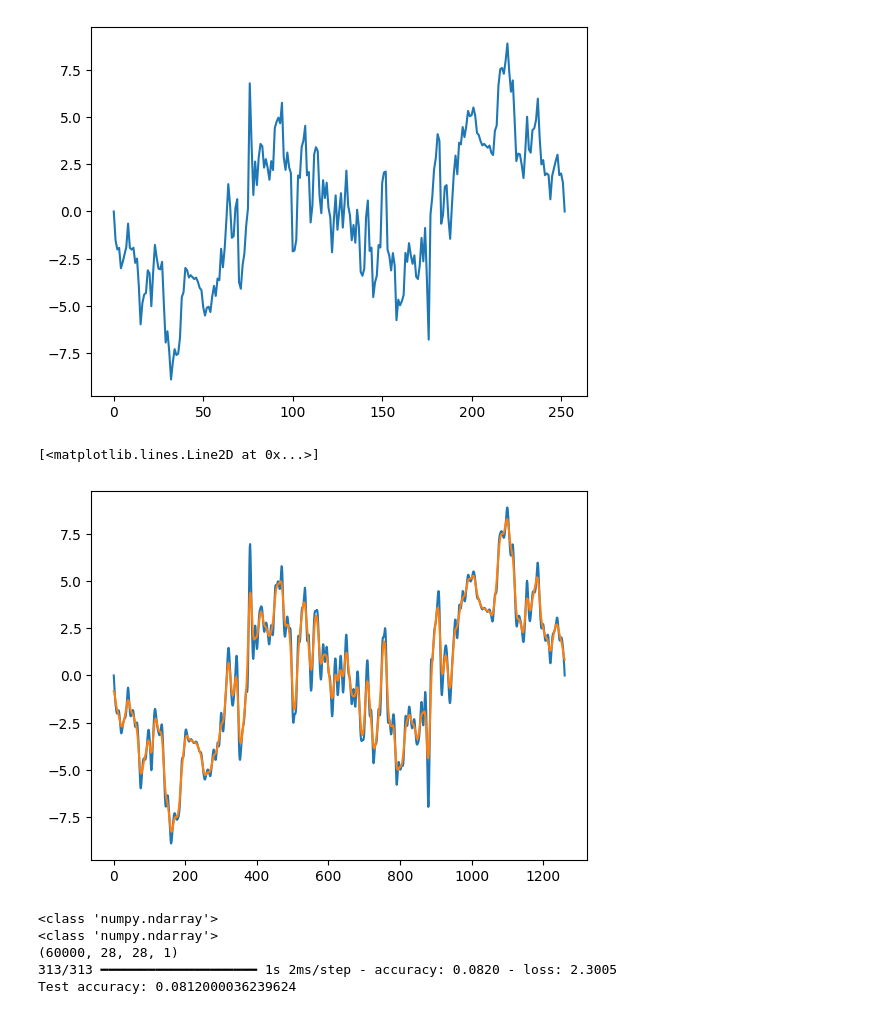
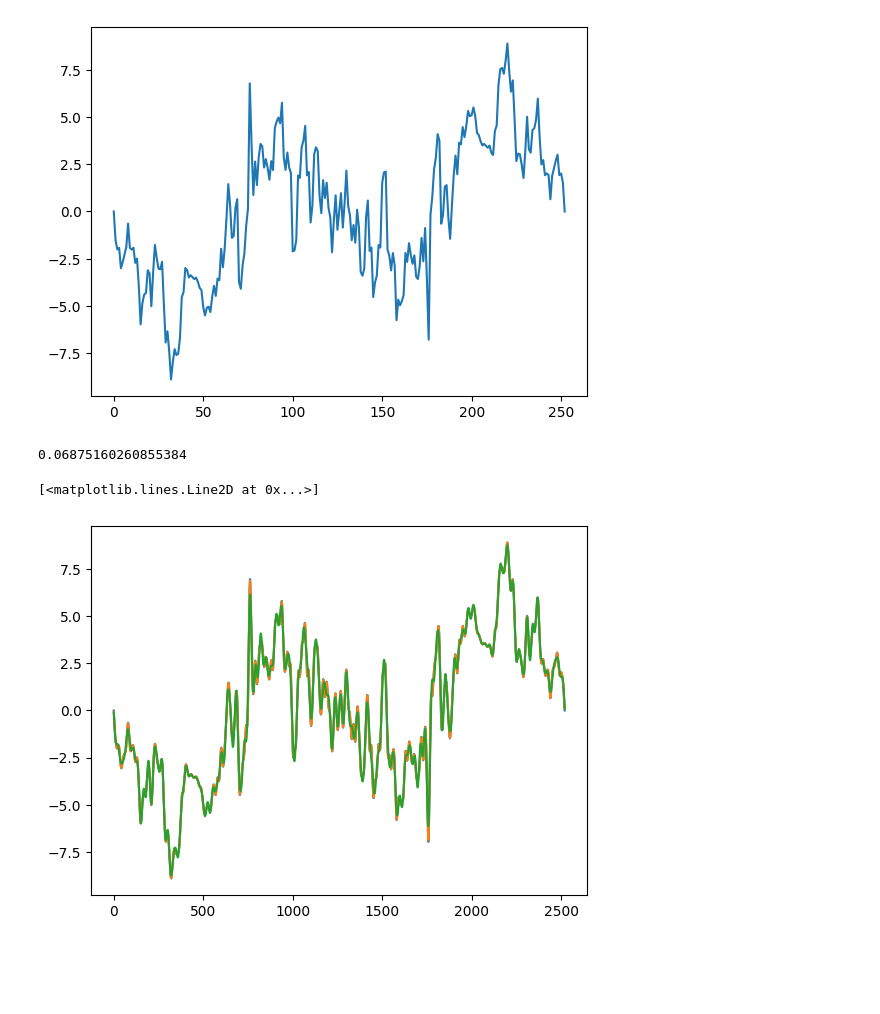
Before and after one commit to KImeriGitHub/RandomOdyssey, a Jupyter notebook: notebooks/sandbox_fourierConst.ipynb, the cells around one changed output. Saved outputs shown, nothing was run; the diff lists cells and outputs as text; code cells hidden in the pictures; blank space fills up the shorter version.

Commit message:
I got to that point. Run runGenerateModels.py

```diff
--- a/notebooks/sandbox_fourierConst.ipynb
+++ b/notebooks/sandbox_fourierConst.ipynb
@@ -106,9 +106,9 @@ print(skewedPrices.shape)
 print(np.flipud(-skewedPrices[0:n-1]).shape)
 fourierInput = np.concatenate((skewedPrices,np.flipud(-skewedPrices[:n-1])))
 cs = CubicSpline(np.arange(len(fourierInput)), fourierInput)
-multFactor = 5
+multFactor = 10
 fourierInputSpline = cs(np.linspace(0, len(fourierInput)-1, 1 + (len(fourierInput) - 1) * multFactor))
-fourierInputSmooth = gaussian_filter1d(fourierInputSpline, sigma=4)
+fourierInputSmooth = gaussian_filter1d(fourierInputSpline, sigma=2)
 res_cos, res_sin = SeriesExpansion.getFourierConst(fourierInputSmooth)
 res_cos=res_cos.T.real
 res_sin=res_sin.T.real
@@ -124,9 +124,25 @@ plt.plot(fourierInput)
 # %% [output]
 [<matplotlib.lines.Line2D at 0x...>]
 [figure]
+# %%
+N = len(fourierInputSmooth)
+K = len(res_cos)
+# Create an array of time points corresponding to the original function's domain
+t = np.linspace(-np.pi, np.pi, N, endpoint=False)
+# Initialize the reconstructed function
+f_reconstructed = np.zeros(N)
+# Reconstruct the function using the Fourier series
+for n in range(0,100):
+    f_reconstructed += res_cos[n] * np.cos(n * t) + res_sin[n] * np.sin(n * t)
+# Calculate the mean squared error between the original and reconstructed functions
+error = np.mean((fourierInputSmooth - f_reconstructed) ** 2)
+error
+# %% [output]
+0.06875160260855384
 # %%
 plt.plot(fourierInputSpline)
 plt.plot(fourierInputSmooth)
+plt.plot(f_reconstructed)
 # %% [output]
 [<matplotlib.lines.Line2D at 0x...>]
-[figure, old version]
+[figure, new version]
@@ -139,44 +149 @@ f_t = (a0 +
-# %%
-import tensorflow as tf
-from tensorflow.keras import layers, models
-from tensorflow.keras.datasets import mnist
-from tensorflow.keras.utils import to_categorical
-
-# Load and preprocess data
-(train_X, train_y), (test_X, test_y) = mnist.load_data()
-train_X = train_X.reshape((60000, 28, 28, 1)).astype('float32') / 255
-test_X = test_X.reshape((10000, 28, 28, 1)).astype('float32') / 255
-train_y = to_categorical(train_y)
-test_y = to_categorical(test_y)
-
-print(type(train_X))
-print(type(train_y))
-print((train_X.shape))
-
-# Build CNN model
-model = models.Sequential([
-    layers.Conv2D(32, (3, 3), activation='relu', input_shape=(28, 28, 1)),
-    layers.MaxPooling2D((2, 2)),
-    layers.Conv2D(64, (3, 3), activation='relu'),
-    layers.MaxPooling2D((2, 2)),
-    layers.Flatten(),
-    layers.Dense(64, activation='relu'),
-    layers.Dense(10, activation='softmax')
-])
-
-# Compile and train
-model.compile(optimizer='adam',
-              loss='categorical_crossentropy',
-              metrics=['accuracy'])
-#model.fit(train_X, train_y, epochs=5, batch_size=64, validation_split=0.1)
-
-# Evaluate
-test_loss, test_acc = model.evaluate(test_X, test_y)
-print(f'Test accuracy: {test_acc}')
-# %% [output]
-<class 'numpy.ndarray'>
-<class 'numpy.ndarray'>
-(60000, 28, 28, 1)
-313/313 ━━━━━━━━━━━━━━━━━━━━ 1s 2ms/step - accuracy: 0.0820 - loss: 2.3005
-Test accuracy: 0.0812000036239624
 # %%
```
Also changed, not shown: parts of 5 cells of this notebook, 8 other files.
